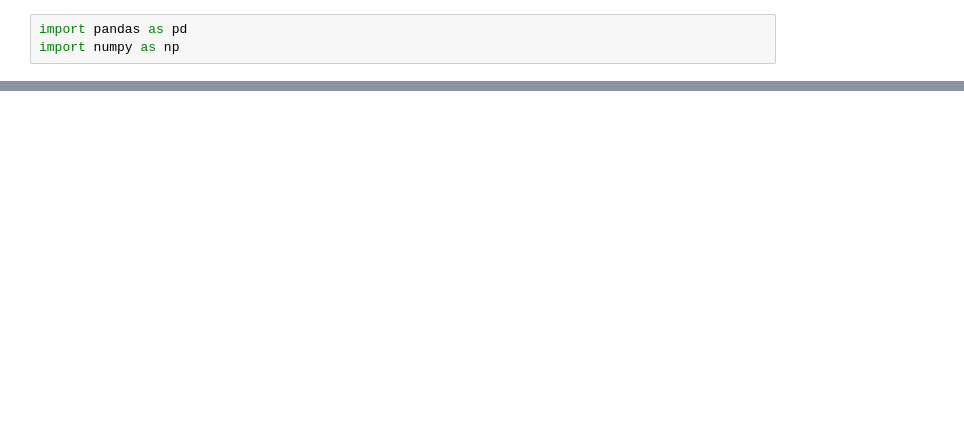
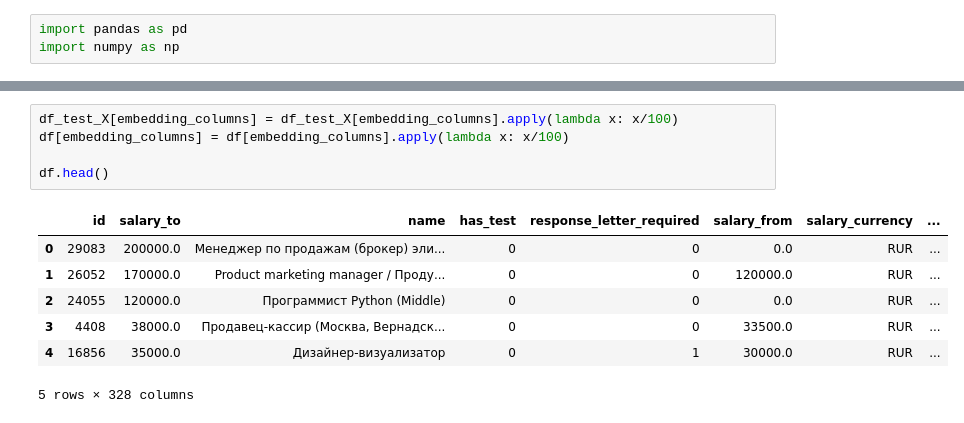
Before and after one commit to Ta3ikNSU/kaggle, a Jupyter notebook: kaggle.ipynb, the cells around one changed output, grey strips where cells are left out. Saved outputs shown, nothing was run; the diff lists cells and outputs as text; blank space fills up the shorter version.

```diff
--- a/kaggle.ipynb
+++ b/kaggle.ipynb
@@ -96,0 +83,13 @@ Available names: architectures, augmenters, batchers, callbacks, cli, datasets,
+# %%
+df_test_X[embedding_columns] = df_test_X[embedding_columns].apply(lambda x: x/100)
+df[embedding_columns] = df[embedding_columns].apply(lambda x: x/100)
+
+df.head()
+# %% [output]
+|  | id | salary_to | name | has_test | response_letter_required | salary_from | salary_currency | ... |
+| 0 | 29083 | 200000.0 | Менеджер по продажам (брокер) эли... | 0 | 0 | 0.0 | RUR | ... |
+| 1 | 26052 | 170000.0 | Product marketing manager / Проду... | 0 | 0 | 120000.0 | RUR | ... |
+| 2 | 24055 | 120000.0 | Программист Python (Middle) | 0 | 0 | 0.0 | RUR | ... |
+| 3 | 4408 | 38000.0 | Продавец-кассир (Москва, Вернадск... | 0 | 0 | 33500.0 | RUR | ... |
+| 4 | 16856 | 35000.0 | Дизайнер-визуализатор | 0 | 1 | 30000.0 | RUR | ... |
+5 rows × 328 columns
```
Also changed, not shown: parts of 10 cells of this notebook, 6 other files.
